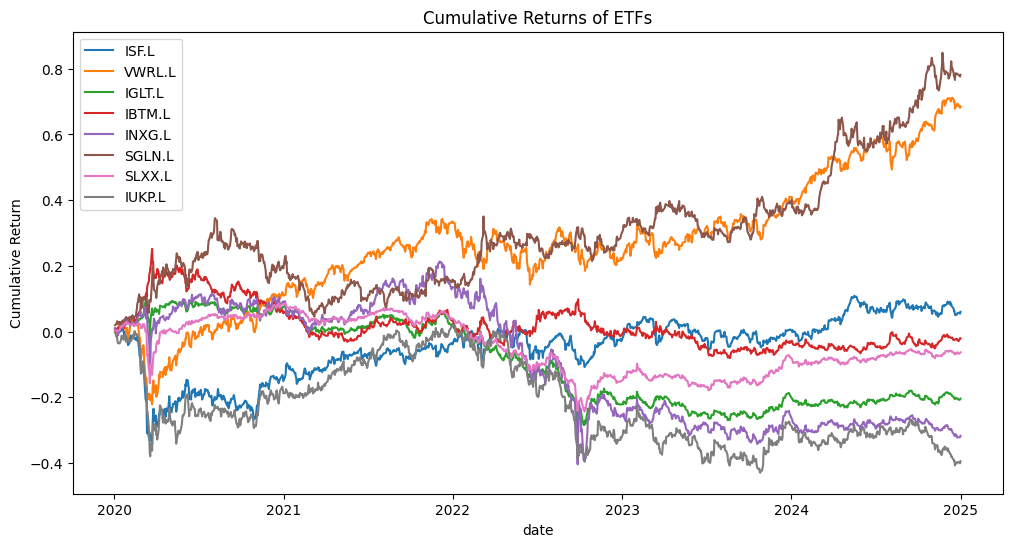
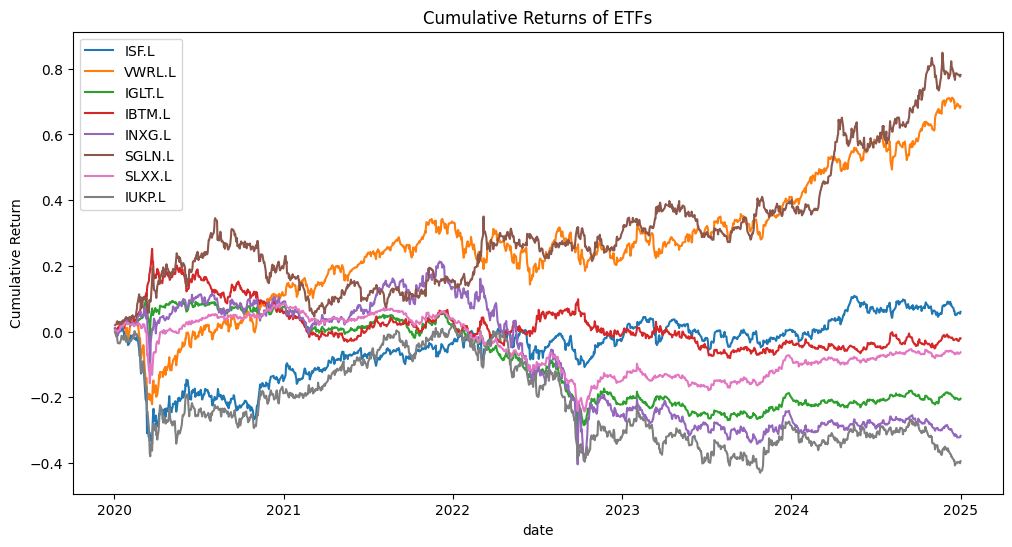
Code edit (unified diff) that turned the first committed figure into the second:
--- before
+++ after
@@ -10,2 +10,3 @@
 plt.ylabel('Cumulative Return')
 plt.legend()
+plt.savefig('outputs/cumulative_returns.png', dpi=300, bbox_inches='tight')

Commit: Add return statistics and correlation heatmap